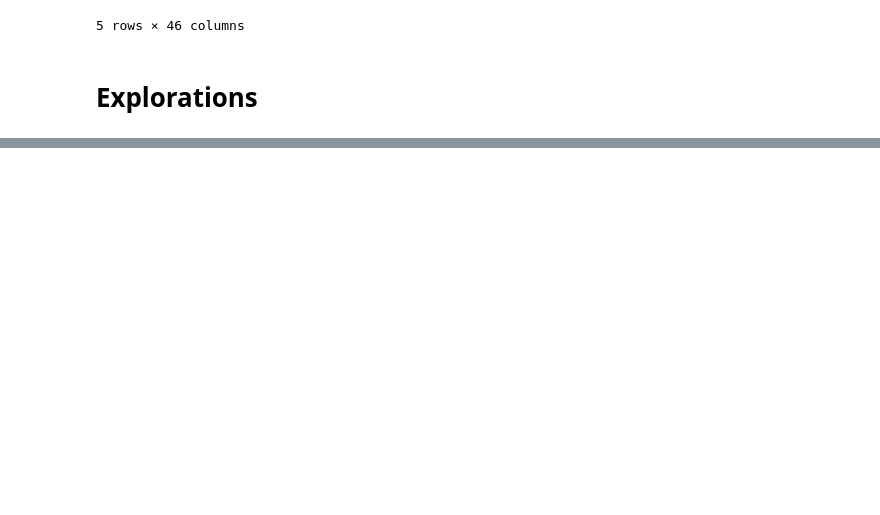
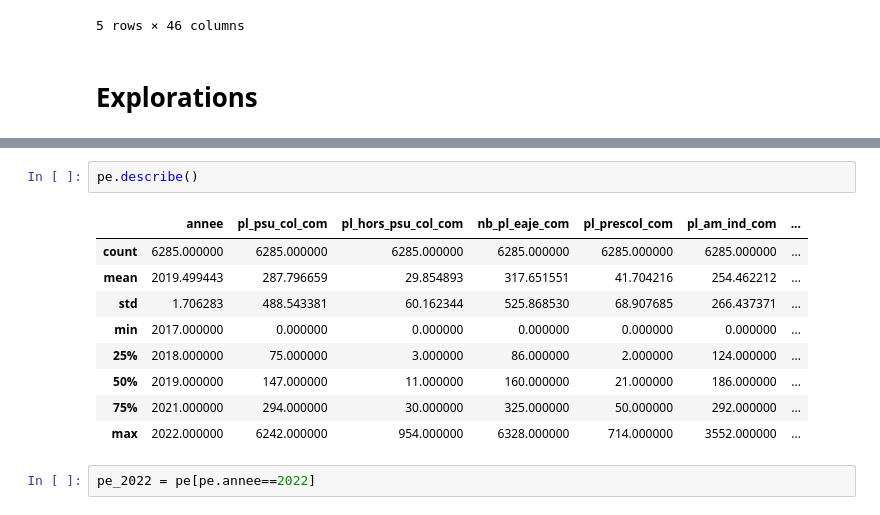
Before and after one commit to jbesan/13_odis_stream2, a Jupyter notebook: notebooks/odis_stream2_data_gathering.ipynb, the cells around one changed output, grey strips where cells are left out. Saved outputs shown, nothing was run; the diff lists cells and outputs as text; blank space fills up the shorter version.

```diff
--- a/notebooks/odis_stream2_data_gathering.ipynb
+++ b/notebooks/odis_stream2_data_gathering.ipynb
@@ -611,0 +719,14 @@ odis.head()
+# %%
+pe.describe()
+# %% [output]
+|  | annee | pl_psu_col_com | pl_hors_psu_col_com | nb_pl_eaje_com | pl_prescol_com | pl_am_ind_com | ... |
+| count | 6285.000000 | 6285.000000 | 6285.000000 | 6285.000000 | 6285.000000 | 6285.000000 | ... |
+| mean | 2019.499443 | 287.796659 | 29.854893 | 317.651551 | 41.704216 | 254.462212 | ... |
+| std | 1.706283 | 488.543381 | 60.162344 | 525.868530 | 68.907685 | 266.437371 | ... |
+| min | 2017.000000 | 0.000000 | 0.000000 | 0.000000 | 0.000000 | 0.000000 | ... |
+| 25% | 2018.000000 | 75.000000 | 3.000000 | 86.000000 | 2.000000 | 124.000000 | ... |
+| 50% | 2019.000000 | 147.000000 | 11.000000 | 160.000000 | 21.000000 | 186.000000 | ... |
+| 75% | 2021.000000 | 294.000000 | 30.000000 | 325.000000 | 50.000000 | 292.000000 | ... |
+| max | 2022.000000 | 6242.000000 | 954.000000 | 6328.000000 | 714.000000 | 3552.000000 | ... |
+# %%
+pe_2022 = pe[pe.annee==2022]
```
Also changed, not shown: parts of 12 cells of this notebook, 35 other files.
